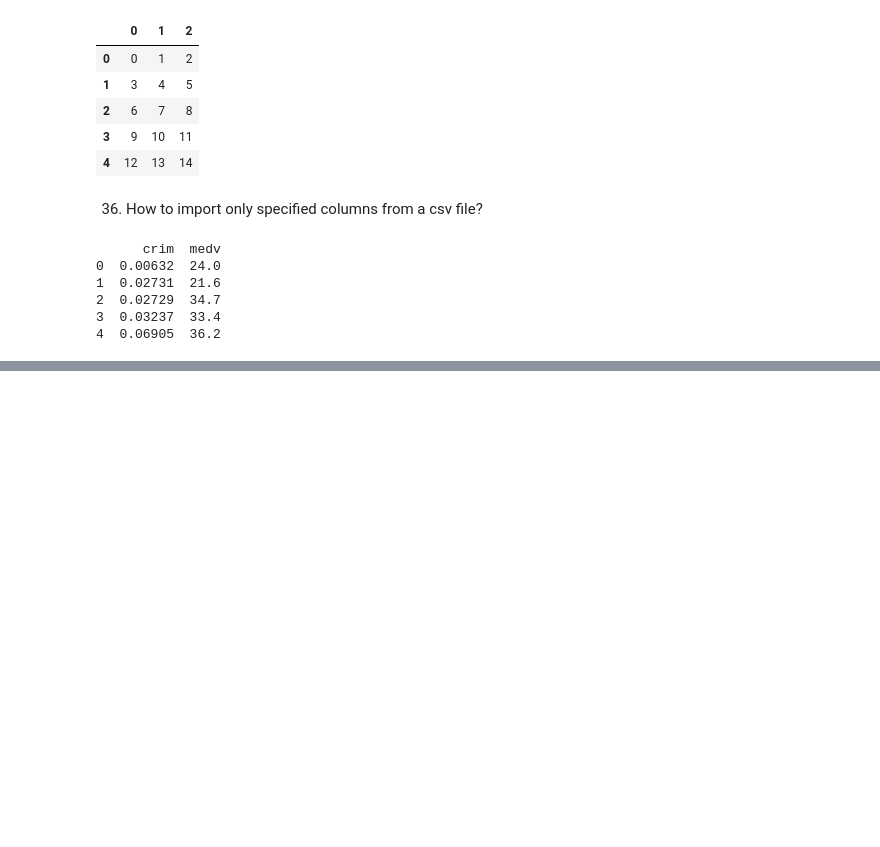
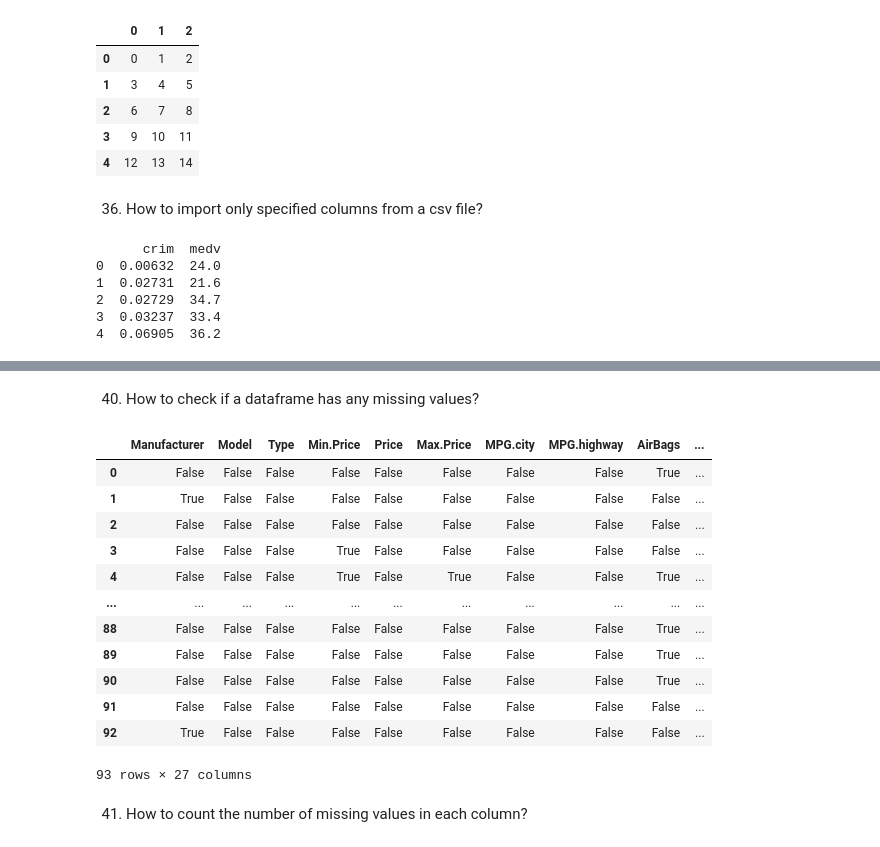
Before and after one commit to itskvhere/Task1, a Jupyter notebook: Pandasex/Pandasex.ipynb, the cells around one changed output, grey strips where cells are left out. Saved outputs shown, nothing was run; the diff lists cells and outputs as text; code cells hidden in the pictures; blank space fills up the shorter version.

```diff
--- a/Pandasex/Pandasex.ipynb
+++ b/Pandasex/Pandasex.ipynb
@@ -489,0 +544,21 @@ print(df.head())
+# %% [markdown]
+40. How to check if a dataframe has any missing values?
+# %%
+df = pd.read_csv('https://raw.githubusercontent.com/selva86/datasets/master/Cars93_miss.csv')
+df.isnull()
+# %% [output]
+|  | Manufacturer | Model | Type | Min.Price | Price | Max.Price | MPG.city | MPG.highway | AirBags | ... |
+| 0 | False | False | False | False | False | False | False | False | True | ... |
+| 1 | True | False | False | False | False | False | False | False | False | ... |
+| 2 | False | False | False | False | False | False | False | False | False | ... |
+| 3 | False | False | False | True | False | False | False | False | False | ... |
+| 4 | False | False | False | True | False | True | False | False | True | ... |
+| ... | ... | ... | ... | ... | ... | ... | ... | ... | ... | ... |
+| 88 | False | False | False | False | False | False | False | False | True | ... |
+| 89 | False | False | False | False | False | False | False | False | True | ... |
+| 90 | False | False | False | False | False | False | False | False | True | ... |
+| 91 | False | False | False | False | False | False | False | False | False | ... |
+| 92 | True | False | False | False | False | False | False | False | False | ... |
+93 rows × 27 columns
+# %% [markdown]
+41. How to count the number of missing values in each column?
```
Also changed, not shown: parts of 34 cells of this notebook.
